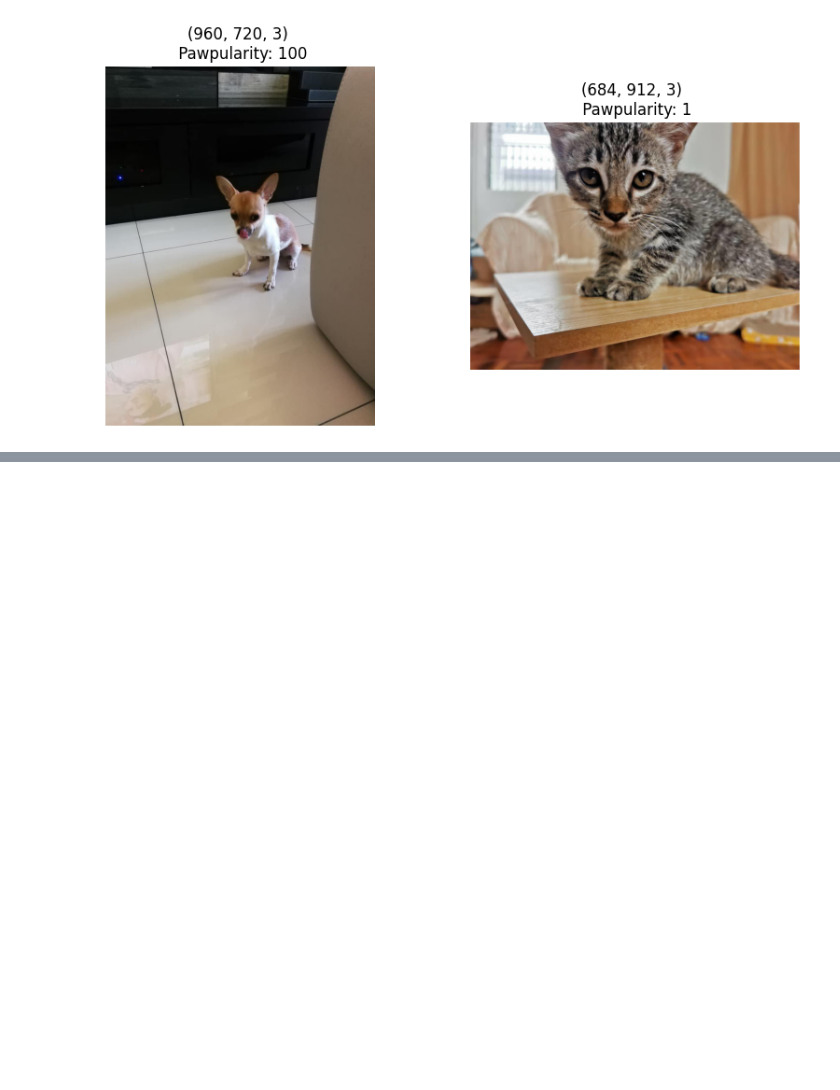
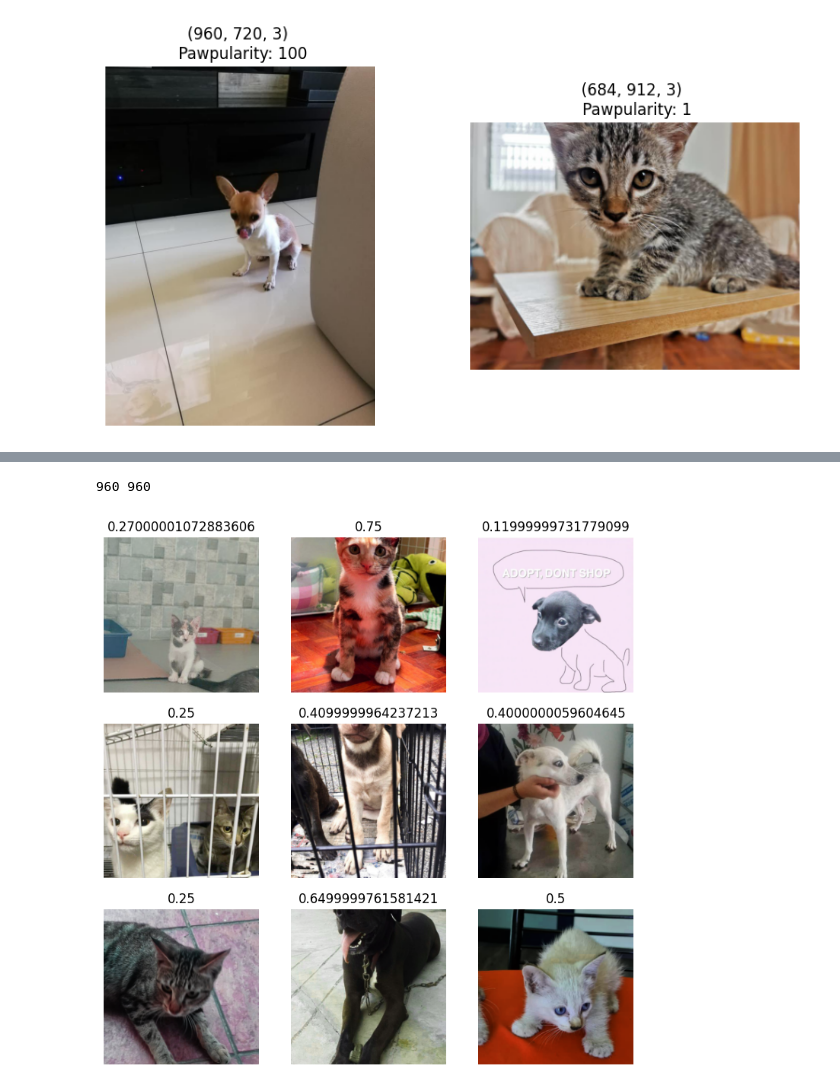
Before and after one commit to GhiasAli17/Petfinder_Pawpularity, a Jupyter notebook: main.ipynb, the cells around one changed output, grey strips where cells are left out. Cells and saved outputs as stored; diff of their text form; code cells hidden in the pictures; blank space fills up the shorter version.

```diff
--- a/main.ipynb
+++ b/main.ipynb
@@ -205,0 +212,5 @@ helpers.showPicture(2, filtered_jpg, train_df)
+# %%
+train_df['path'] = train_df['Id'].map(lambda x:str(BASE_PATH+'train/'+x)+'.jpg')
+train_df = train_df.drop(columns=['Id'])
+train_df = train_df.sample(frac=1).reset_index(drop=True) #shuffle dataframe
+train_df.head()
@@ -205,0 +224,3 @@ helpers.showPicture(2, filtered_jpg, train_df)
+# %%
+train_df['norm_score'] = train_df['Pawpularity']/100
+train_df['norm_score']
@@ -205,0 +249,21 @@ helpers.showPicture(2, filtered_jpg, train_df)
+# %%
+im = Image.open(train_df['path'][1])
+width, height = im.size
+print(width,height)
+# %% [output]
+960 960
+# %%
+dls = ImageDataLoaders.from_df(train_df, #pass in train DataFrame
+                               valid_pct=0.2, #80-20 train-validation random split
+                               seed=999, #seed
+                               fn_col='path', #filename/path is in the second column of the DataFrame
+                               label_col='norm_score', #label is in the first column of the DataFrame
+                               y_block=RegressionBlock, #The type of target
+                               bs=32, #pass in batch size
+                               num_workers=8,
+                               item_tfms=Resize(224), #pass in item_tfms
+                               batch_tfms=setup_aug_tfms([Brightness(), Contrast(), Hue(), Saturation()])) #pass in batch_tfms
+# %%
+dls.show_batch()
+# %% [output]
+[figure, added]
```
Also changed, not shown: parts of 21 cells of this notebook, 1 other file.
